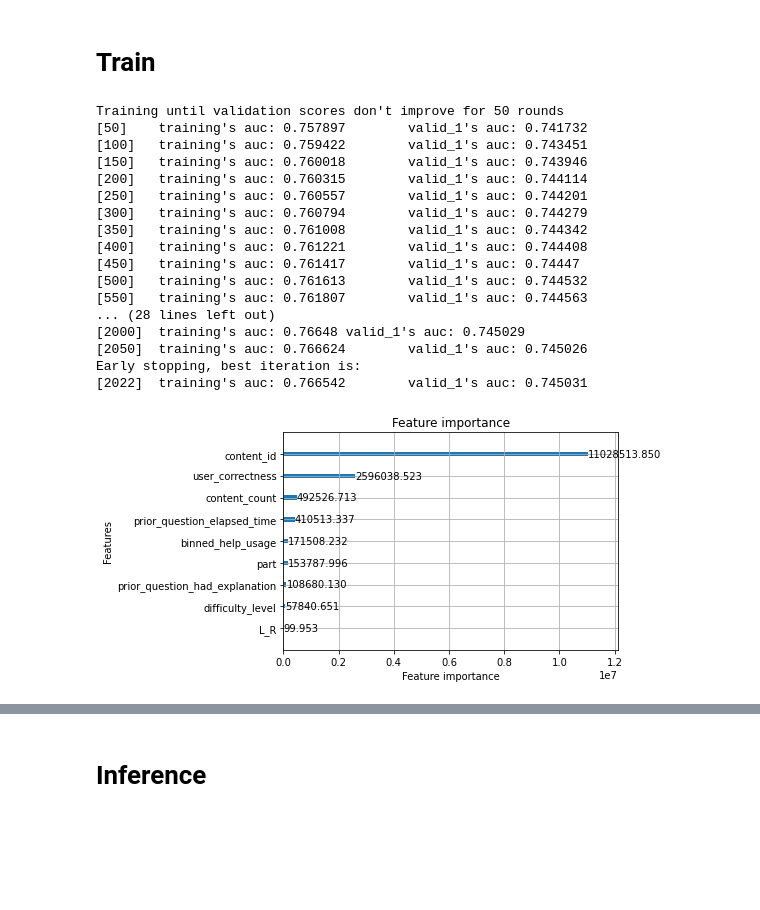
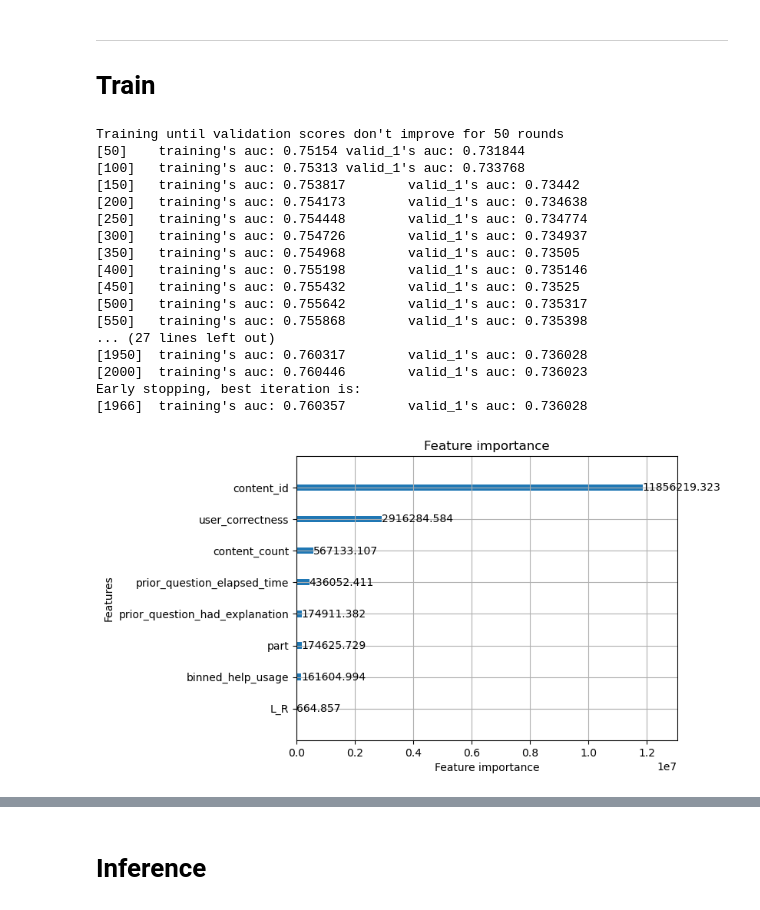
Before and after one commit to Adrian1903/Participez-a-une-competition-Kaggle, a Jupyter notebook: dev/model-from-riiid-lgbm-starter.ipynb, the cells around one changed output, grey strips where cells are left out. Drawn from its saved outputs; the diff is of its cells as text; code cells hidden in the pictures; blank space fills up the shorter version.

Commit message:
Modele final competition

```diff
--- a/dev/model-from-riiid-lgbm-starter.ipynb
+++ b/dev/model-from-riiid-lgbm-starter.ipynb
@@ -199,0 +288,17 @@ Points d'amélioration :
+# %%
+valid_df['prior_question_had_explanation'] = valid_df['prior_question_had_explanation'].fillna(False).astype('bool')
+# %%
+user_sum = np.zeros(len(valid_df), dtype=np.int16)
+user_count = np.zeros(len(valid_df), dtype=np.int16)
+content_sum = np.zeros(len(valid_df), dtype=np.int32)
+content_count = np.zeros(len(valid_df), dtype=np.int32)
+
+for i, (user_id, content_id) in enumerate(zip(valid_df['user_id'].values, valid_df['content_id'].values)):
+    user_sum[i] = user_sum_dict[user_id]
+    user_count[i] = user_count_dict[user_id]
+    content_sum[i] = content_sum_dict[content_id]
+    content_count[i] = content_count_dict[content_id]
+# %%
+valid_df['user_correctness'] = user_sum / user_count
+valid_df['content_count'] = content_count
+valid_df['content_id'] = content_sum / content_count
@@ -200,4 +314,5 @@ Points d'amélioration :
 # %% [markdown]
+---
 # Train
 # %%
 features = [
@@ -207,9 +322,8 @@ features = [
     'user_correctness',
     'part',
     'content_count',
-    'binned_help_usage',
     'L_R',
-    'difficulty_level'
+    'binned_help_usage'
 ]
 
 params = {
@@ -232,26 +346,21 @@ model = lgb.train(
     early_stopping_rounds=50,
     verbose_eval=50
 )
-
-# model.save_model(f'model_binned.txt')
-lgb.plot_importance(model, importance_type='gain')
-plt.show()
 # %% [output]
 Training until validation scores don't improve for 50 rounds
-[50]    training's auc: 0.757897        valid_1's auc: 0.741732
-[100]   training's auc: 0.759422        valid_1's auc: 0.743451
-[150]   training's auc: 0.760018        valid_1's auc: 0.743946
-[200]   training's auc: 0.760315        valid_1's auc: 0.744114
-[250]   training's auc: 0.760557        valid_1's auc: 0.744201
-[300]   training's auc: 0.760794        valid_1's auc: 0.744279
-[350]   training's auc: 0.761008        valid_1's auc: 0.744342
-[400]   training's auc: 0.761221        valid_1's auc: 0.744408
-[450]   training's auc: 0.761417        valid_1's auc: 0.74447
-[500]   training's auc: 0.761613        valid_1's auc: 0.744532
-[550]   training's auc: 0.761807        valid_1's auc: 0.744563
-... (28 lines left out)
-[2000]  training's auc: 0.76648 valid_1's auc: 0.745029
-[2050]  training's auc: 0.766624        valid_1's auc: 0.745026
+[50]    training's auc: 0.75154 valid_1's auc: 0.731844
+[100]   training's auc: 0.75313 valid_1's auc: 0.733768
+[150]   training's auc: 0.753817        valid_1's auc: 0.73442
+[200]   training's auc: 0.754173        valid_1's auc: 0.734638
+[250]   training's auc: 0.754448        valid_1's auc: 0.734774
+[300]   training's auc: 0.754726        valid_1's auc: 0.734937
+[350]   training's auc: 0.754968        valid_1's auc: 0.73505
+[400]   training's auc: 0.755198        valid_1's auc: 0.735146
+[450]   training's auc: 0.755432        valid_1's auc: 0.73525
+[500]   training's auc: 0.755642        valid_1's auc: 0.735317
+[550]   training's auc: 0.755868        valid_1's auc: 0.735398
+... (27 lines left out)
+[1950]  training's auc: 0.760317        valid_1's auc: 0.736028
+[2000]  training's auc: 0.760446        valid_1's auc: 0.736023
 Early stopping, best iteration is:
-[2022]  training's auc: 0.766542        valid_1's auc: 0.745031
+[1966]  training's auc: 0.760357        valid_1's auc: 0.736028
-[figure, removed]
@@ -257,0 +369,7 @@ Early stopping, best iteration is:
+# %%
+lgb.plot_importance(model, importance_type='gain')
+plt.savefig('./img_feature_importances.png',
+            transparent=True)
+plt.show()
+# %% [output]
+[figure, added]
```
Also changed, not shown: parts of 46 cells of this notebook.
